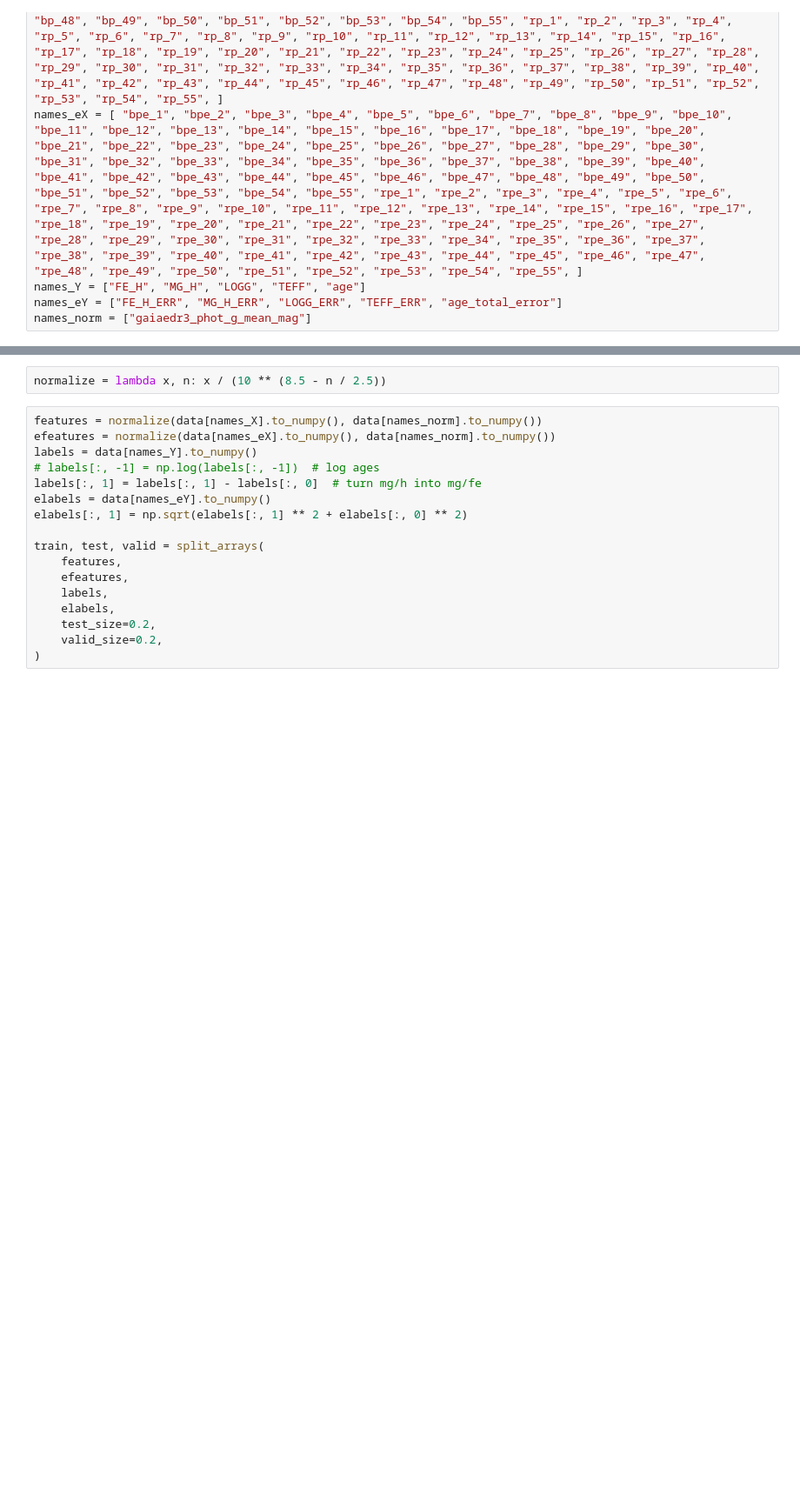
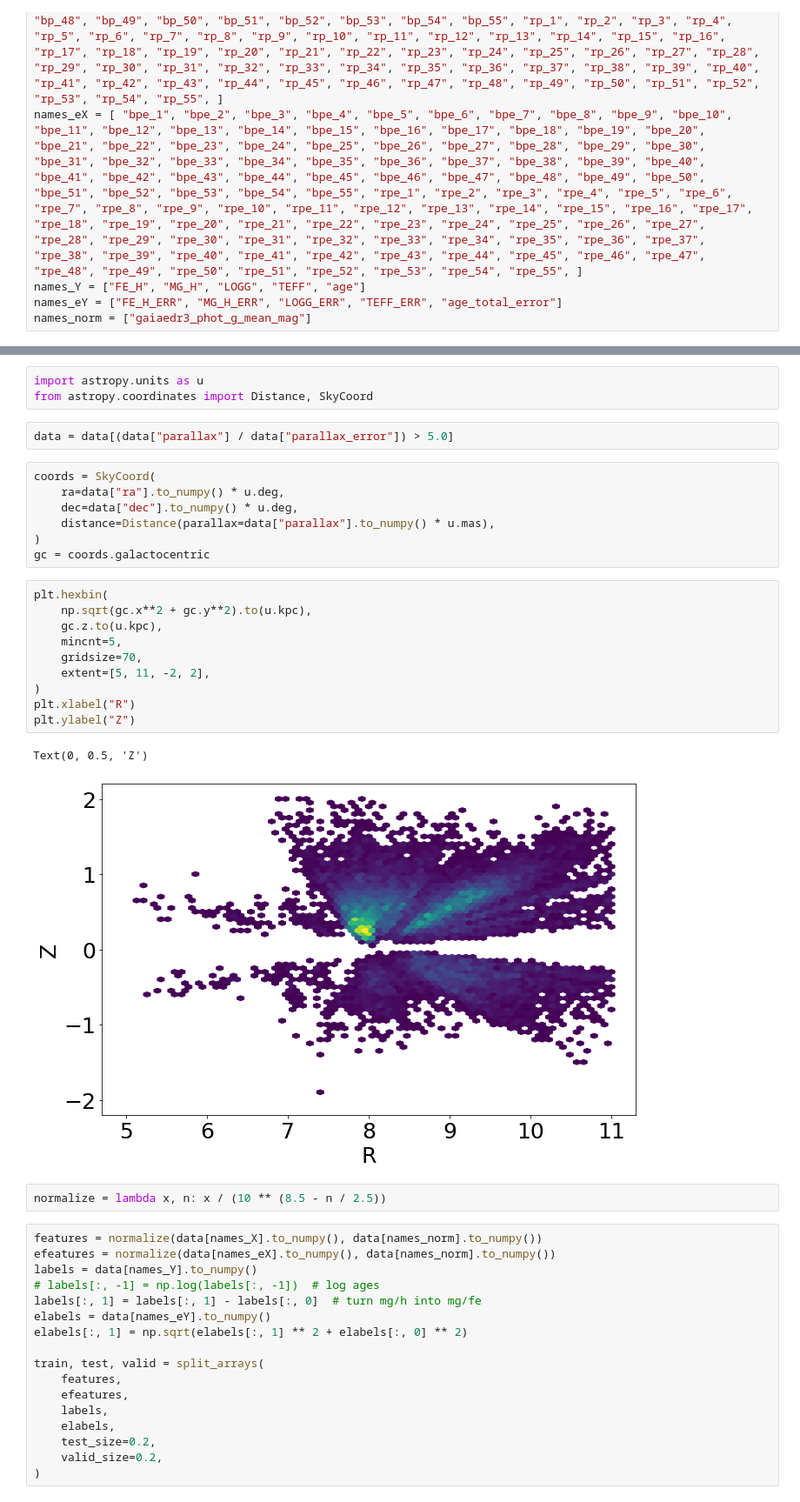
Before and after one commit to al-jshen/jx, a Jupyter notebook: notebooks/dr3/where-it-happened.ipynb, the cells around one changed output, grey strips where cells are left out. Shown at 87% size. Drawn from its saved outputs; the diff is of its cells as text; blank space fills up the shorter version.

```diff
--- a/notebooks/Untitled.ipynb
+++ b/notebooks/dr3/where-it-happened.ipynb
@@ -108,3 +147,28 @@ plt.colorbar()
+# %%
+import astropy.units as u
+from astropy.coordinates import Distance, SkyCoord
+# %%
+data = data[(data["parallax"] / data["parallax_error"]) > 5.0]
+# %%
+coords = SkyCoord(
+    ra=data["ra"].to_numpy() * u.deg,
+    dec=data["dec"].to_numpy() * u.deg,
+    distance=Distance(parallax=data["parallax"].to_numpy() * u.mas),
+)
+gc = coords.galactocentric
+# %%
+plt.hexbin(
+    np.sqrt(gc.x**2 + gc.y**2).to(u.kpc),
+    gc.z.to(u.kpc),
+    mincnt=5,
+    gridsize=70,
+    extent=[5, 11, -2, 2],
+)
+plt.xlabel("R")
+plt.ylabel("Z")
+# %% [output]
+Text(0, 0.5, 'Z')
+[figure, added]
 # %%
 normalize = lambda x, n: x / (10 ** (8.5 - n / 2.5))
 # %%
```
Also changed, not shown: parts of 13 cells of this notebook, 6 other files.
